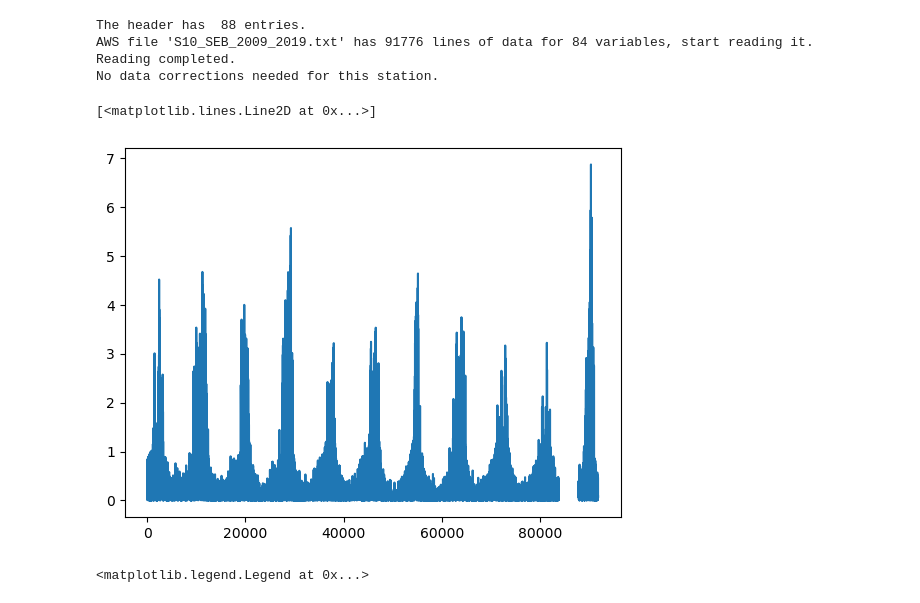
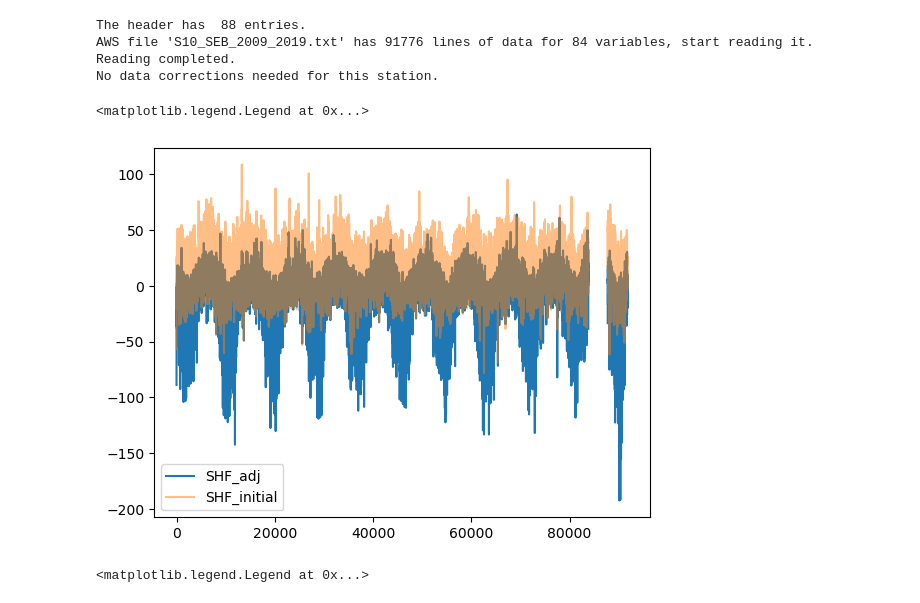
Before and after one commit to CLPHUU/IceAndClimate, a Jupyter notebook: Project_2/Project2_version2.ipynb, the cells around one changed output. Cells and saved outputs as stored; diff of their text form; code cells hidden in the pictures.

```diff
--- a/Project_2/Project2_version2.ipynb
+++ b/Project_2/Project2_version2.ipynb
@@ -179,17 +179,19 @@ class CloseSEB():
             SEB_dict.update({'LW_adj_up': LW_adj_up_arr, 'LW_adj_down': LW_adj_down_arr, 'SHF_adj': SHF_adj_arr, 'LHF_adj': LHF_adj_arr})
         return SEB_dict
 # %%
-dT = 1
+dT = 0
 SEB = CloseSEB(SEBdata)
 LWadjdown = SEB.LWadjdown(SEB.T_air, dT=dT)
 melt_dict_fluxes = SEB.fetch_SEB(LWadjdown=LWadjdown, dT=dT,get_Fluxes=True)
 # %%
 netLW = [i + j for i, j in zip(melt_dict_fluxes['LW_adj_up'], melt_dict_fluxes['LW_adj_down'])]
-# %%
-plt.plot(netLW, label='netLW')
-# %% [output]
-[<matplotlib.lines.Line2D at 0x...>]
-[figure, removed]
+# %%
+plt.plot(melt_dict_fluxes['SHF_adj'], label='SHF_adj')
+plt.plot(SEB.SHF_initial, label='SHF_initial', alpha=.5)
+plt.legend()
+# %% [output]
+<matplotlib.legend.Legend at 0x...>
+[figure, added]
 # %%
 plt.plot(melt_dict_fluxes['Melt'], label='Melt')
 plt.plot(melt_dict_fluxes['Res'], label='Res')
```
